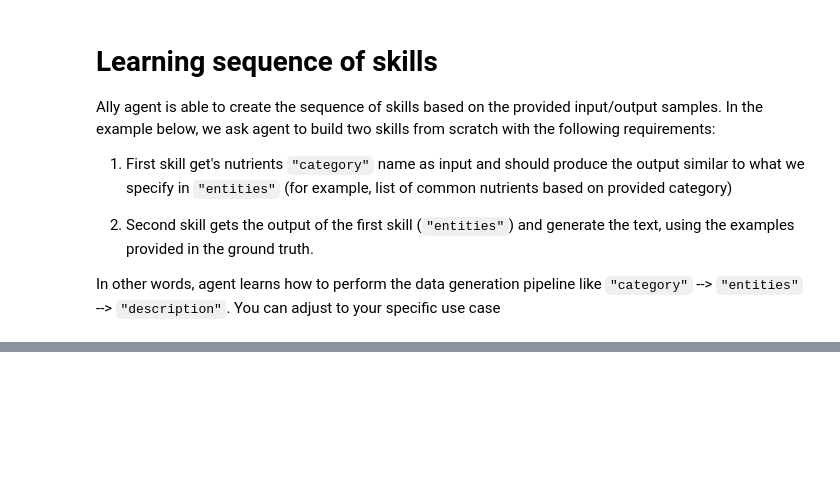
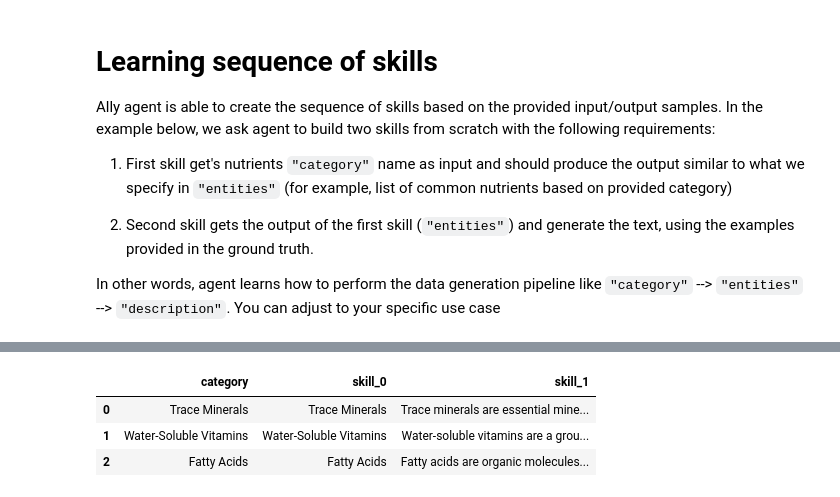
Before and after one commit to ngduyanhece/ally, a Jupyter notebook: examples/skillsets_sequence_of_skills.ipynb, the cells around one changed output, grey strips where cells are left out. Cells and saved outputs as stored; diff of their text form; code cells hidden in the pictures; blank space fills up the shorter version.

```diff
--- a/examples/skillsets_sequence_of_skills.ipynb
+++ b/examples/skillsets_sequence_of_skills.ipynb
@@ -93,4 +93,4 @@ agent = Agent(
     ),
 )
 # %%
-agent.learn(learning_iterations=1)
+agent.learn(learning_iterations=5)
@@ -97,6 +130,6 @@ agent.learn(learning_iterations=1)
 # %%
-data = pd.DataFrame([
+predictions = agent.run(pd.DataFrame([
     ['Trace Minerals'],
     ['Water-Soluble Vitamins'],
     ['Fatty Acids']
-], columns=['category'])
+], columns=['category']))
@@ -104,0 +148,7 @@ runtime = agent.get_runtime()
+# %%
+predictions
+# %% [output]
+|  | category | skill_0 | skill_1 |
+| 0 | Trace Minerals | Trace Minerals | Trace minerals are essential mine... |
+| 1 | Water-Soluble Vitamins | Water-Soluble Vitamins | Water-soluble vitamins are a grou... |
+| 2 | Fatty Acids | Fatty Acids | Fatty acids are organic molecules... |
```
Also changed, not shown: parts of 3 cells of this notebook, 6 other files.
